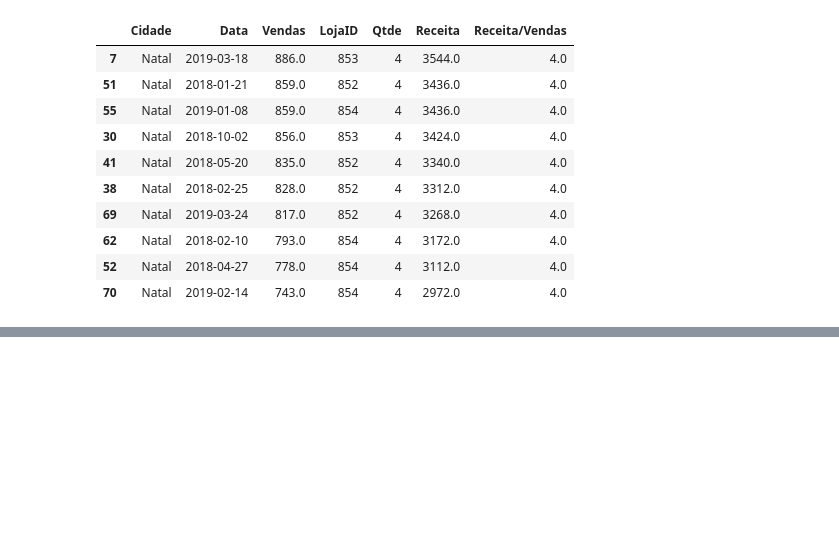
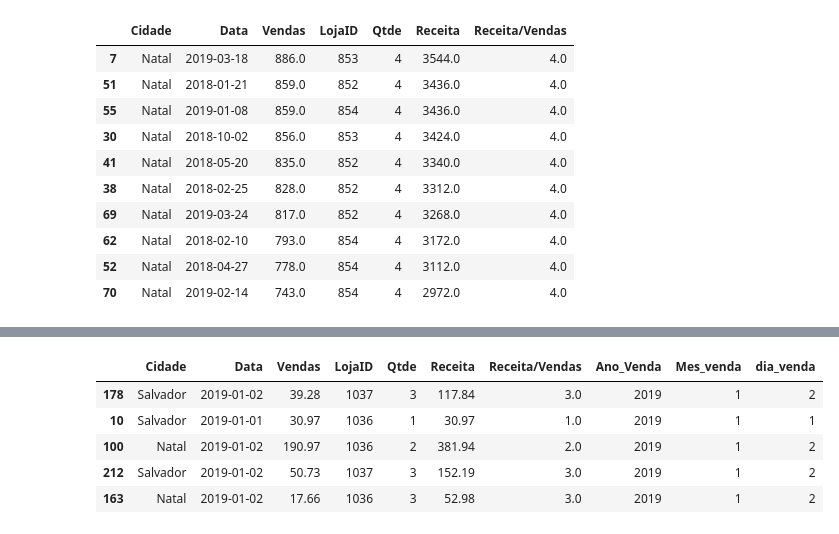
Before and after one commit to lucasmartins14/Pandas, a Jupyter notebook: Aula2_Pandas_DIO.ipynb, the cells around one changed output, grey strips where cells are left out. Cells and saved outputs as stored; diff of their text form; code cells hidden in the pictures; blank space fills up the shorter version.

```diff
--- a/Aula2_Pandas_DIO.ipynb
+++ b/Aula2_Pandas_DIO.ipynb
@@ -181,0 +235,9 @@ df.sort_values("Receita", ascending=False).head(10)
+# %%
+df.sample(5)
+# %% [output]
+|  | Cidade | Data | Vendas | LojaID | Qtde | Receita | Receita/Vendas | Ano_Venda | Mes_venda | dia_venda |
+| 178 | Salvador | 2019-01-02 | 39.28 | 1037 | 3 | 117.84 | 3.0 | 2019 | 1 | 2 |
+| 10 | Salvador | 2019-01-01 | 30.97 | 1036 | 1 | 30.97 | 1.0 | 2019 | 1 | 1 |
+| 100 | Natal | 2019-01-02 | 190.97 | 1036 | 2 | 381.94 | 2.0 | 2019 | 1 | 2 |
+| 212 | Salvador | 2019-01-02 | 50.73 | 1037 | 3 | 152.19 | 3.0 | 2019 | 1 | 2 |
+| 163 | Natal | 2019-01-02 | 17.66 | 1036 | 3 | 52.98 | 3.0 | 2019 | 1 | 2 |
```
Also changed, not shown: parts of 18 cells of this notebook.
